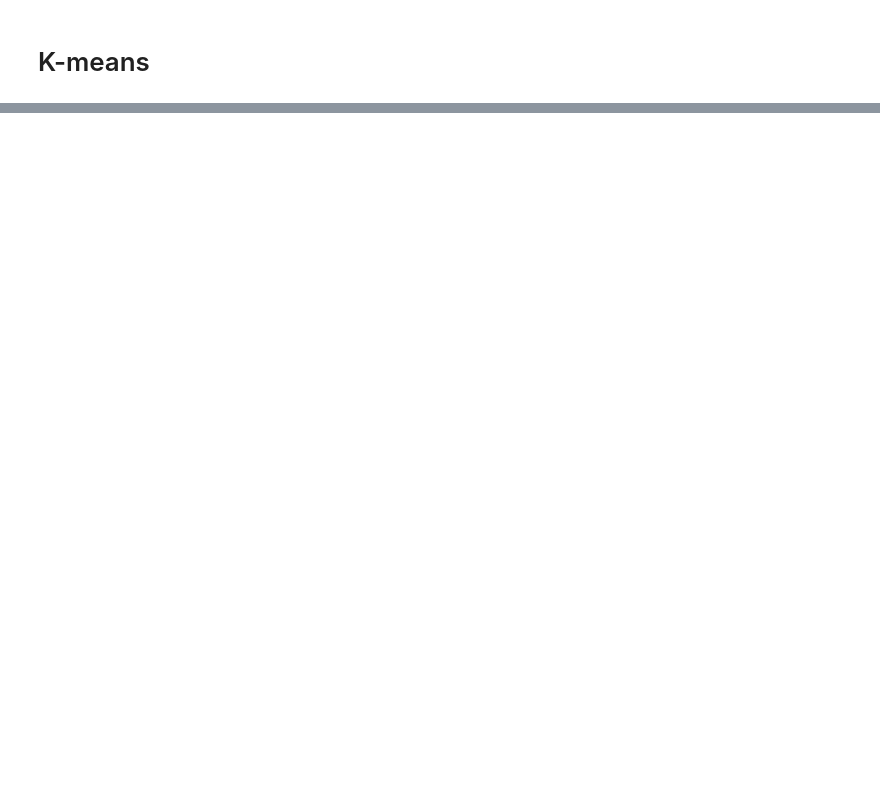
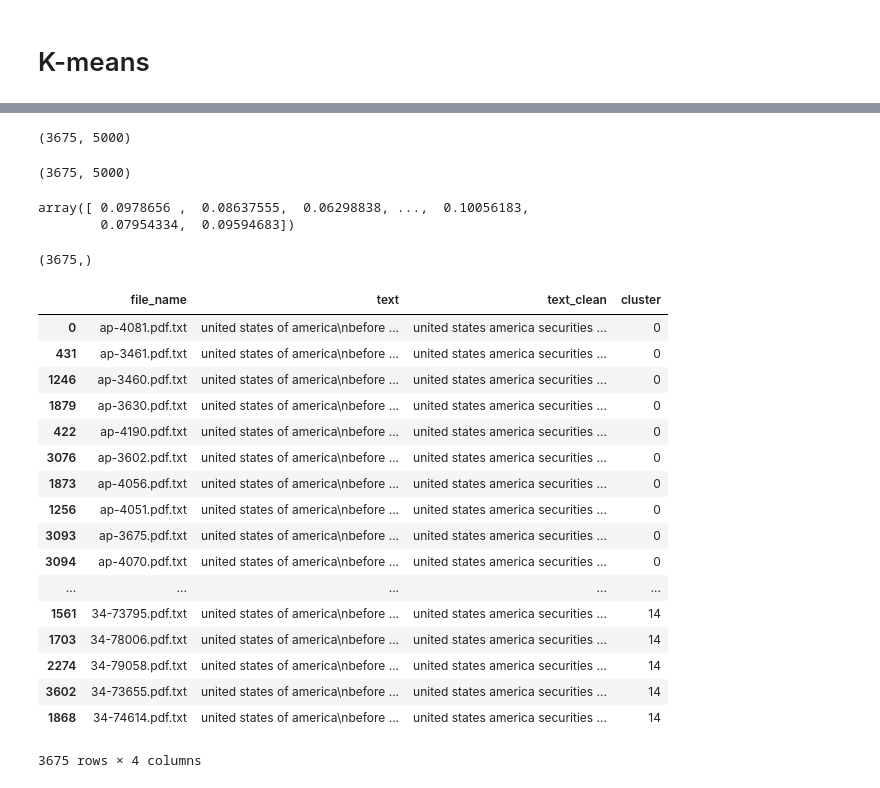
Before and after one commit to nitrek/tensorflow_Data, a Jupyter notebook: Document_classifciation_scikit.ipynb, the cells around one changed output, grey strips where cells are left out. Drawn from its saved outputs; the diff is of its cells as text; code cells hidden in the pictures; blank space fills up the shorter version.

```diff
--- a/Document_classifciation_scikit.ipynb
+++ b/Document_classifciation_scikit.ipynb
@@ -180,0 +263,8 @@ array([2425,  431,  300,  520])
+# %%
+KMeans_model[13].cluster_centers_[KMeans_model[13].labels_].shape
+# %% [output]
+(3675, 5000)
+# %%
+train_data_np.shape
+# %% [output]
+(3675, 5000)
@@ -180,0 +278,32 @@ array([2425,  431,  300,  520])
+# %%
+dist_doc_centroid
+# %% [output]
+array([ 0.0978656 ,  0.08637555,  0.06298838, ...,  0.10056183,
+        0.07954334,  0.09594683])
+# %%
+KMeans_model[13].labels_.shape
+# %% [output]
+(3675,)
+# %%
+data['cluster'] = KMeans_model[13].labels_
+# %%
+data.sort_values(by=['cluster'])
+# %% [output]
+|  | file_name | text | text_clean | cluster |
+| 0 | ap-4081.pdf.txt | united states of america\nbefore ... | united states america securities ... | 0 |
+| 431 | ap-3461.pdf.txt | united states of america\nbefore ... | united states america securities ... | 0 |
+| 1246 | ap-3460.pdf.txt | united states of america\nbefore ... | united states america securities ... | 0 |
+| 1879 | ap-3630.pdf.txt | united states of america\nbefore ... | united states america securities ... | 0 |
+| 422 | ap-4190.pdf.txt | united states of america\nbefore ... | united states america securities ... | 0 |
+| 3076 | ap-3602.pdf.txt | united states of america\nbefore ... | united states america securities ... | 0 |
+| 1873 | ap-4056.pdf.txt | united states of america\nbefore ... | united states america securities ... | 0 |
+| 1256 | ap-4051.pdf.txt | united states of america\nbefore ... | united states america securities ... | 0 |
+| 3093 | ap-3675.pdf.txt | united states of america\nbefore ... | united states america securities ... | 0 |
+| 3094 | ap-4070.pdf.txt | united states of america\nbefore ... | united states america securities ... | 0 |
+| ... | ... | ... | ... | ... |
+| 1561 | 34-73795.pdf.txt | united states of america\nbefore ... | united states america securities ... | 14 |
+| 1703 | 34-78006.pdf.txt | united states of america\nbefore ... | united states america securities ... | 14 |
+| 2274 | 34-79058.pdf.txt | united states of america\nbefore ... | united states america securities ... | 14 |
+| 3602 | 34-73655.pdf.txt | united states of america\nbefore ... | united states america securities ... | 14 |
+| 1868 | 34-74614.pdf.txt | united states of america\nbefore ... | united states america securities ... | 14 |
+3675 rows × 4 columns
```
Also changed, not shown: parts of 20 cells of this notebook, 1 other file.
